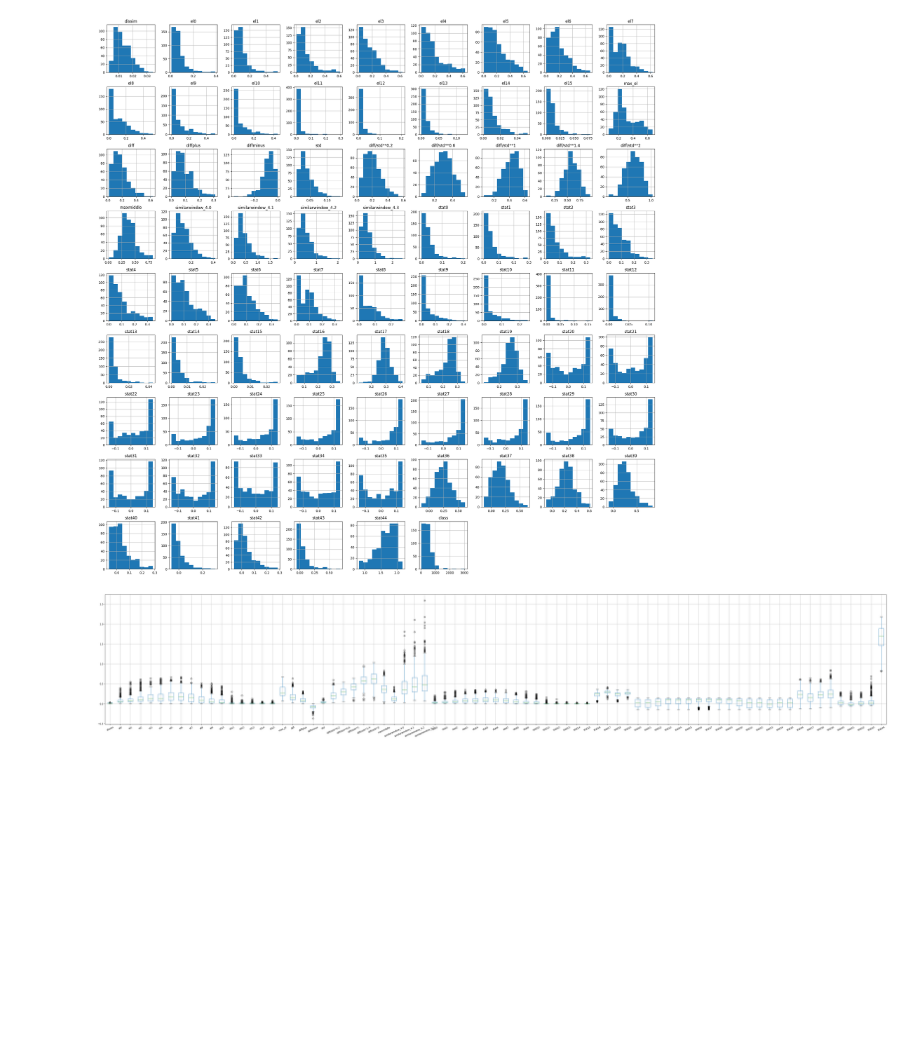
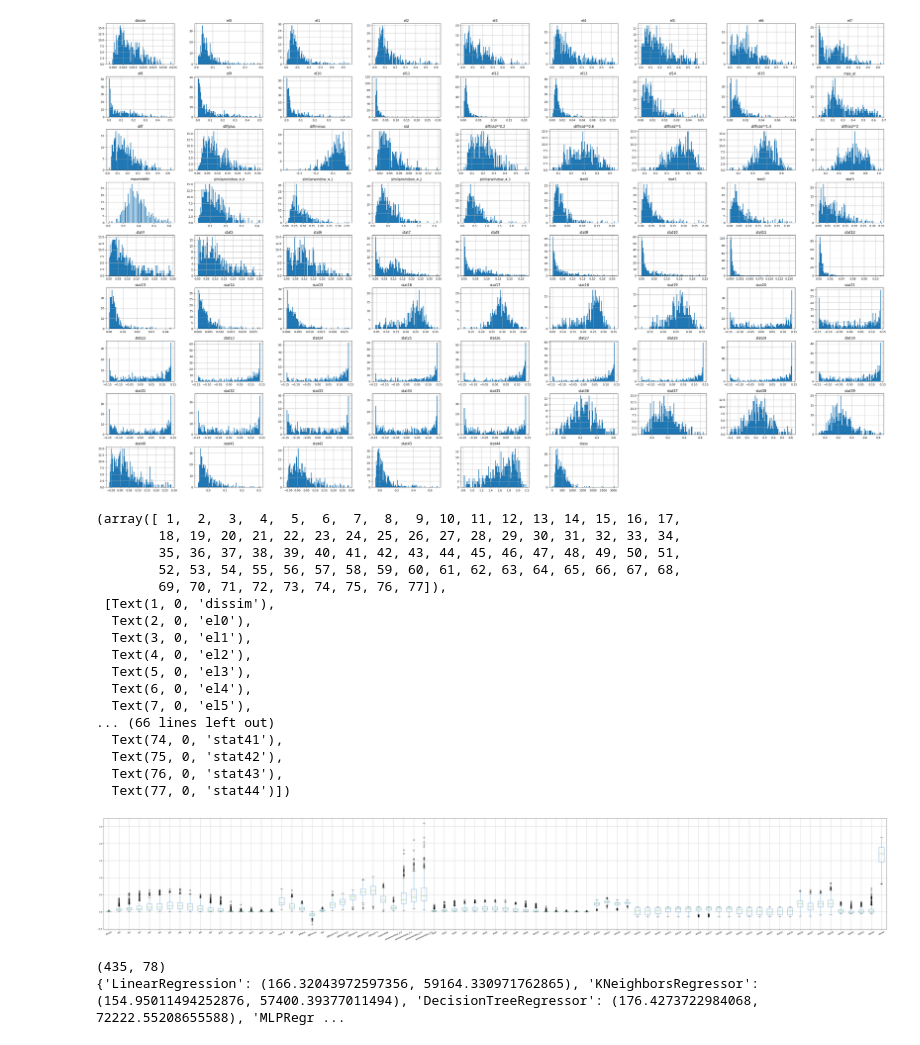
Before and after one commit to maciej-wieczorek/ai, a Jupyter notebook: SU/lab/lab5/lab5.ipynb, the cells around one changed output. Saved outputs shown, nothing was run; the diff lists cells and outputs as text; code cells hidden in the pictures; blank space fills up the shorter version.

```diff
--- a/SU/lab/lab5/lab5.ipynb
+++ b/SU/lab/lab5/lab5.ipynb
@@ -5,4 +5,4 @@ import matplotlib.pyplot as plt
 # %%
 dane = np.genfromtxt('148141-regression.txt', skip_header=1)
 # %%
-dane = pd.read_csv('148141-regression.txt', sep='\t')
+dane_pd = pd.read_csv('148141-regression.txt', sep='\t')
@@ -38,13 +45,27 @@ dane.describe()
 # %%
-dane.iloc[:, :].hist()
-plt.rcParams["figure.figsize"] = (50,30)
+dane_pd.iloc[:, :].hist(figsize=(50, 30), bins=100)
 plt.show()
 # %% [output]
-[figure, old version]
+[figure, new version]
 # %%
-dane.iloc[:,:-1].boxplot()
-plt.rcParams["figure.figsize"] = (70,10)
+dane_pd.iloc[:,:-1].boxplot(figsize=(70, 10))
 plt.xticks(rotation=25)
-plt.savefig('test.png')
 # %% [output]
+(array([ 1,  2,  3,  4,  5,  6,  7,  8,  9, 10, 11, 12, 13, 14, 15, 16, 17,
+        18, 19, 20, 21, 22, 23, 24, 25, 26, 27, 28, 29, 30, 31, 32, 33, 34,
+        35, 36, 37, 38, 39, 40, 41, 42, 43, 44, 45, 46, 47, 48, 49, 50, 51,
+        52, 53, 54, 55, 56, 57, 58, 59, 60, 61, 62, 63, 64, 65, 66, 67, 68,
+        69, 70, 71, 72, 73, 74, 75, 76, 77]),
+ [Text(1, 0, 'dissim'),
+  Text(2, 0, 'el0'),
+  Text(3, 0, 'el1'),
+  Text(4, 0, 'el2'),
+  Text(5, 0, 'el3'),
+  Text(6, 0, 'el4'),
+  Text(7, 0, 'el5'),
+... (66 lines left out)
+  Text(74, 0, 'stat41'),
+  Text(75, 0, 'stat42'),
+  Text(76, 0, 'stat43'),
+  Text(77, 0, 'stat44')])
-[figure, old version]
+[figure, new version]
@@ -50,0 +82,37 @@ plt.savefig('test.png')
+# %%
+print(dane.shape)
+Xregr=dane[:,0:-1]
+yregr=dane[:,-1]
+
+metrics = {
+
+}
+
+regr = linear_model.LinearRegression()
+regr.fit(Xregr, yregr)
+metrics['LinearRegression'] = get_metrics(regr, Xregr, yregr)
+
+regr = neighbors.KNeighborsRegressor()
+regr.fit(Xregr, yregr)
+metrics['KNeighborsRegressor'] = get_metrics(regr, Xregr, yregr)
+
+regr = DecisionTreeRegressor(max_depth=2)
+regr.fit(Xregr, yregr)
+metrics['DecisionTreeRegressor'] = get_metrics(regr, Xregr, yregr)
+
+regr = MLPRegressor()
+regr.fit(Xregr, yregr)
+metrics['MLPRegressor'] = get_metrics(regr, Xregr, yregr)
+
+regr = SVR(kernel='linear')
+regr.fit(Xregr, yregr)
+metrics['SVR-linear'] = get_metrics(regr, Xregr, yregr)
+
+regr = SVR(kernel='rbf')
+regr.fit(Xregr, yregr)
+metrics['SVR-rbf'] = get_metrics(regr, Xregr, yregr)
+
+print(metrics)
+# %% [output]
+(435, 78)
+{'LinearRegression': (166.32043972597356, 59164.330971762865), 'KNeighborsRegressor': (154.95011494252876, 57400.39377011494), 'DecisionTreeRegressor': (176.4273722984068, 72222.55208655588), 'MLPRegr ...
```
Also changed, not shown: parts of 16 cells of this notebook, 11 other files.
